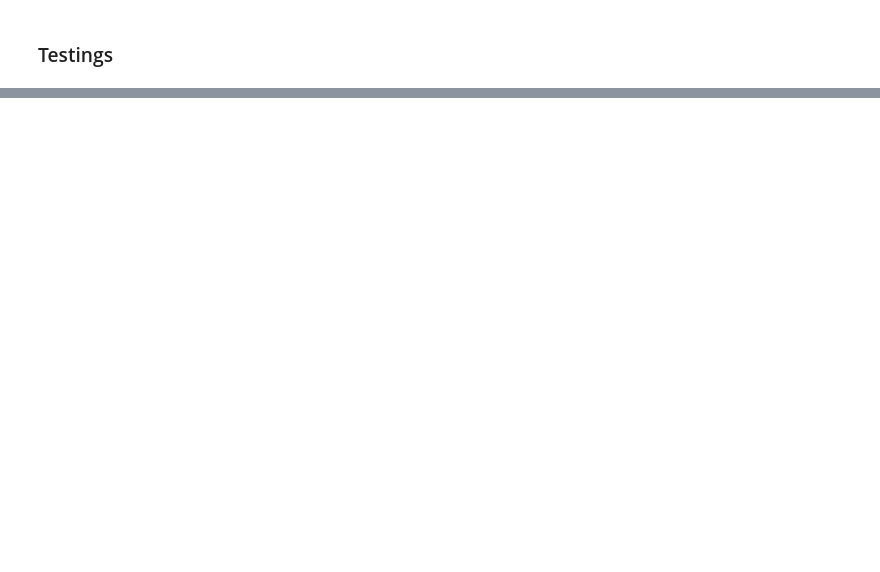
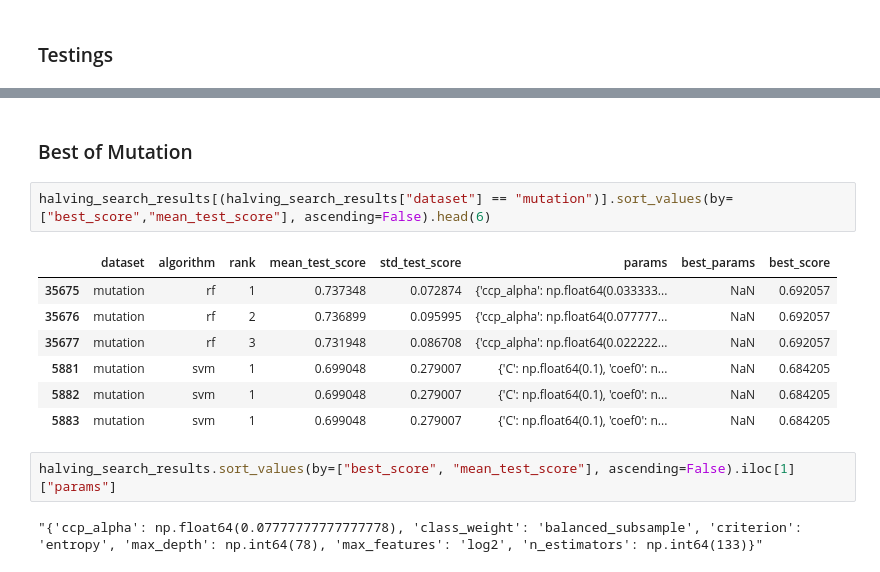
Before and after one commit to diegfernv/breast-cancer-classification, a Jupyter notebook: 7-optimization.ipynb, the cells around one changed output, grey strips where cells are left out. Drawn from its saved outputs; the diff is of its cells as text; blank space fills up the shorter version.

```diff
--- a/7-optimization.ipynb
+++ b/7-optimization.ipynb
@@ -399,3 +388,19 @@ halving_search_results[(halving_search_results["dataset"] == "clinical")].sort_v
+# %% [markdown]
+### Best of Mutation
+# %%
+halving_search_results[(halving_search_results["dataset"] == "mutation")].sort_values(by=["best_score","mean_test_score"], ascending=False).head(6)
+# %% [output]
+|  | dataset | algorithm | rank | mean_test_score | std_test_score | params | best_params | best_score |
+| 35675 | mutation | rf | 1 | 0.737348 | 0.072874 | {'ccp_alpha': np.float64(0.033333... | NaN | 0.692057 |
+| 35676 | mutation | rf | 2 | 0.736899 | 0.095995 | {'ccp_alpha': np.float64(0.077777... | NaN | 0.692057 |
+| 35677 | mutation | rf | 3 | 0.731948 | 0.086708 | {'ccp_alpha': np.float64(0.022222... | NaN | 0.692057 |
+| 5881 | mutation | svm | 1 | 0.699048 | 0.279007 | {'C': np.float64(0.1), 'coef0': n... | NaN | 0.684205 |
+| 5882 | mutation | svm | 1 | 0.699048 | 0.279007 | {'C': np.float64(0.1), 'coef0': n... | NaN | 0.684205 |
+| 5883 | mutation | svm | 1 | 0.699048 | 0.279007 | {'C': np.float64(0.1), 'coef0': n... | NaN | 0.684205 |
+# %%
+halving_search_results.sort_values(by=["best_score", "mean_test_score"], ascending=False).iloc[1]["params"]
+# %% [output]
+"{'ccp_alpha': np.float64(0.07777777777777778), 'class_weight': 'balanced_subsample', 'criterion': 'entropy', 'max_depth': np.int64(78), 'max_features': 'log2', 'n_estimators': np.int64(133)}"
 # %%
 tmp = []
 for dataset in halving_search_results["dataset"].unique():
```
Also changed, not shown: parts of 8 cells of this notebook, 2 other files.
